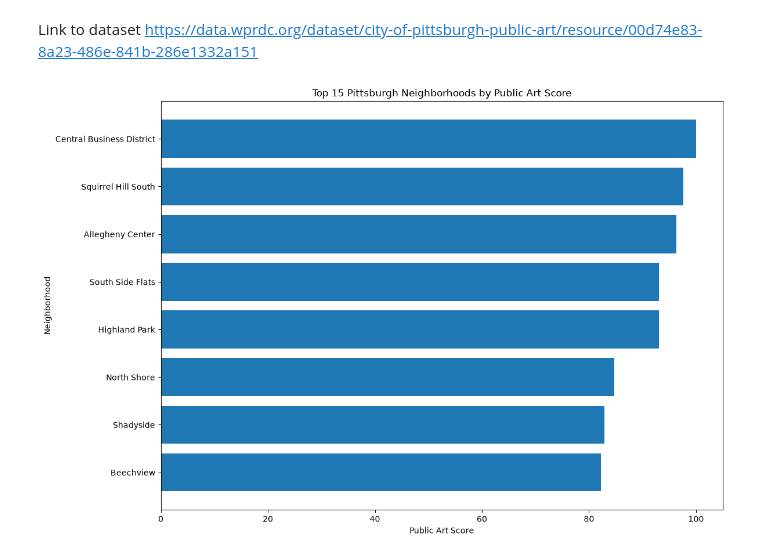
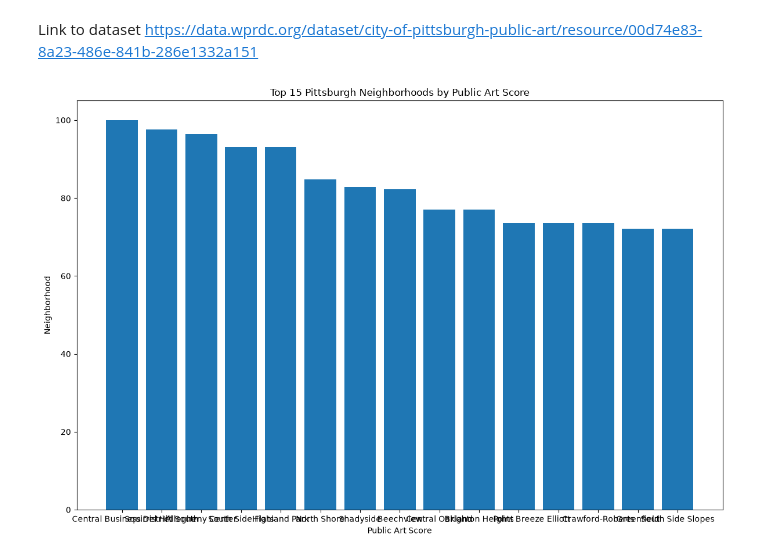
Before and after one commit to Sleepblox/CMPINF-0010-Final-Project, a Jupyter notebook: casnotebook/publicArt.ipynb, the cells around one changed output. Drawn from its saved outputs; the diff is of its cells as text; code cells hidden in the pictures.

```diff
--- a/casnotebook/publicArt.ipynb
+++ b/casnotebook/publicArt.ipynb
@@ -47,30 +47,28 @@ Link to dataset https://data.wprdc.org/dataset/city-of-pittsburgh-public-art/res
 # %%
 import matplotlib.pyplot as plt
 from pandas import read_csv
 
 finalScores = read_csv("../finalMetric/finalScores.csv", index_col="neighborhood")
 
 artGraph = finalScores.sort_values(
     by="artFinalScore",
     ascending=False
 ).head(15)
 
 artGraph = artGraph.reset_index()
 
 plt.figure(figsize=(12, 8))
 
-plt.barh(
+plt.bar(
     artGraph["neighborhood"],
     artGraph["artFinalScore"]
 )
 
 plt.xlabel("Public Art Score")
 plt.ylabel("Neighborhood")
 plt.title("Top 15 Pittsburgh Neighborhoods by Public Art Score")
 
-plt.gca().invert_yaxis()
-
 plt.tight_layout()
 plt.show()
 # %% [output]
-[figure, old version]
+[figure, new version]
```
